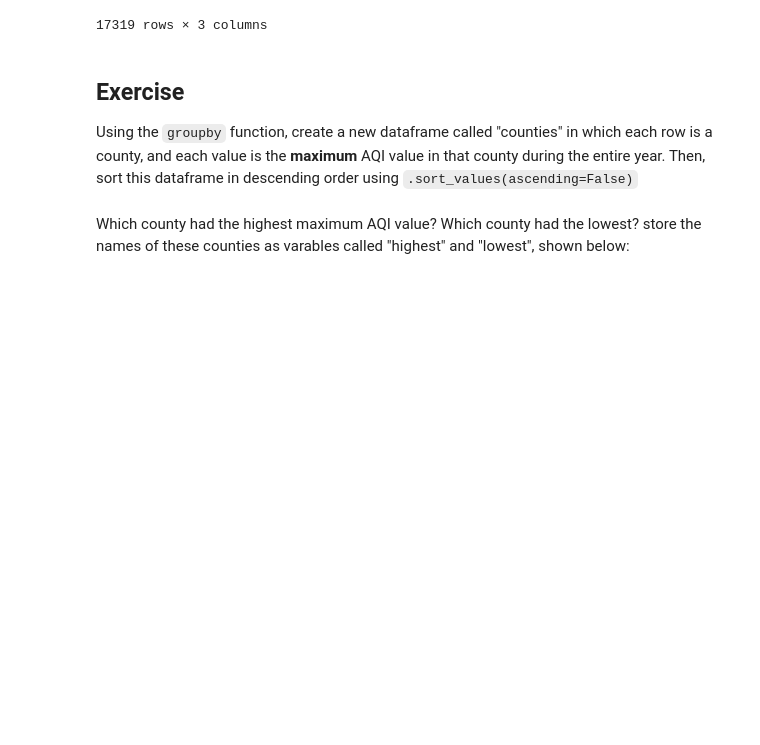
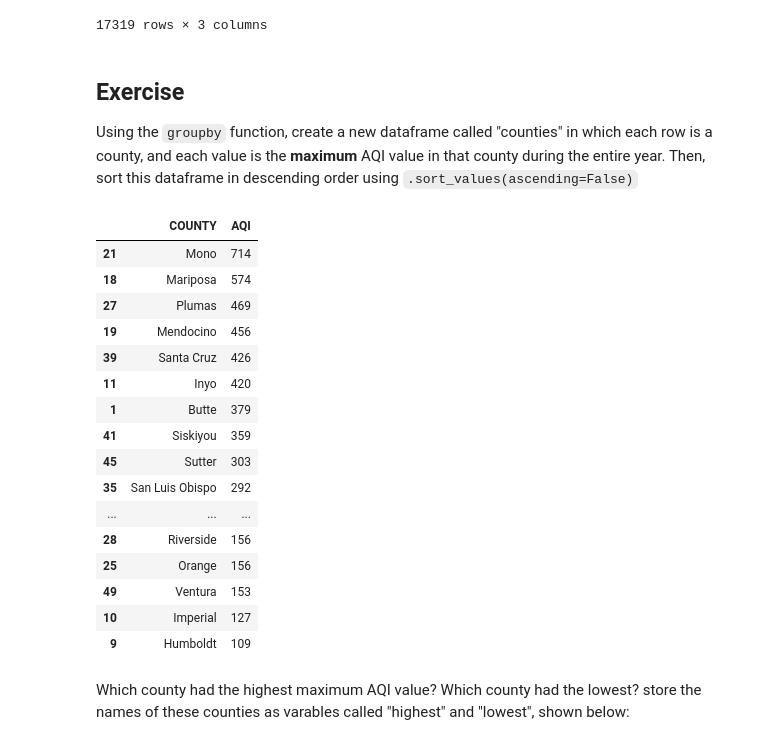
Before and after one commit to Feilusun/QM2, a Jupyter notebook: notebooks/W03. Spatial Data.ipynb, the cells around one changed output. Cells and saved outputs as stored; diff of their text form; code cells hidden in the pictures; blank space fills up the shorter version.

```diff
--- a/notebooks/W03. Spatial Data.ipynb
+++ b/notebooks/W03. Spatial Data.ipynb
@@ -243,6 +243,27 @@ county_daily
 ## Exercise
 
 Using the `groupby` function, create a new dataframe called "counties" in which each row is a county, and each value is the **maximum** AQI value in that county during the entire year. Then, sort this dataframe in descending order using `.sort_values(ascending=False)`
+# %%
+counties = df.groupby(['COUNTY'])['AQI'].max().reset_index().sort_values('AQI',ascending=False)
+counties
+# %% [output]
+|  | COUNTY | AQI |
+| 21 | Mono | 714 |
+| 18 | Mariposa | 574 |
+| 27 | Plumas | 469 |
+| 19 | Mendocino | 456 |
+| 39 | Santa Cruz | 426 |
+| 11 | Inyo | 420 |
+| 1 | Butte | 379 |
+| 41 | Siskiyou | 359 |
+| 45 | Sutter | 303 |
+| 35 | San Luis Obispo | 292 |
+| ... | ... | ... |
+| 28 | Riverside | 156 |
+| 25 | Orange | 156 |
+| 49 | Ventura | 153 |
+| 10 | Imperial | 127 |
+| 9 | Humboldt | 109 |
 # %% [markdown]
 Which county had the highest maximum AQI value? Which county had the lowest? store the names of these counties as varables called "highest" and "lowest", shown below:
 # %%
```
Also changed, not shown: parts of 4 cells of this notebook.
